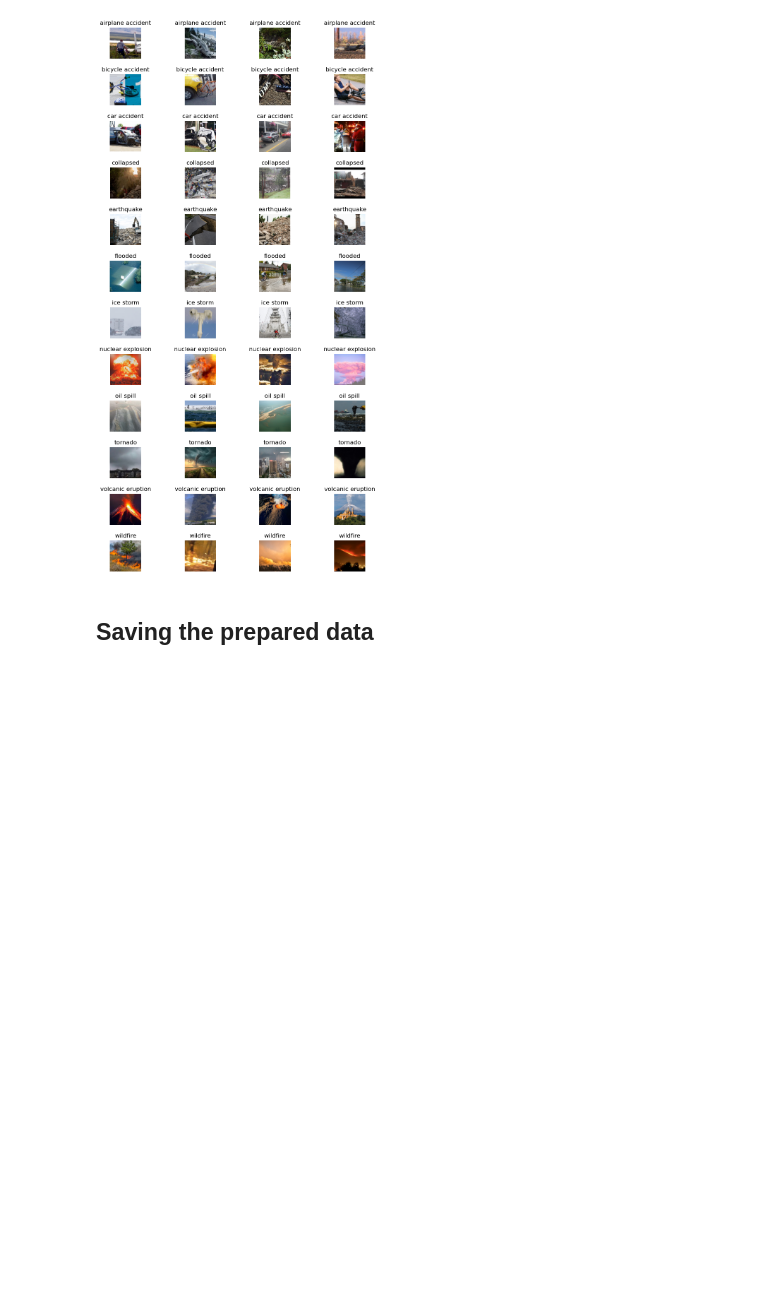
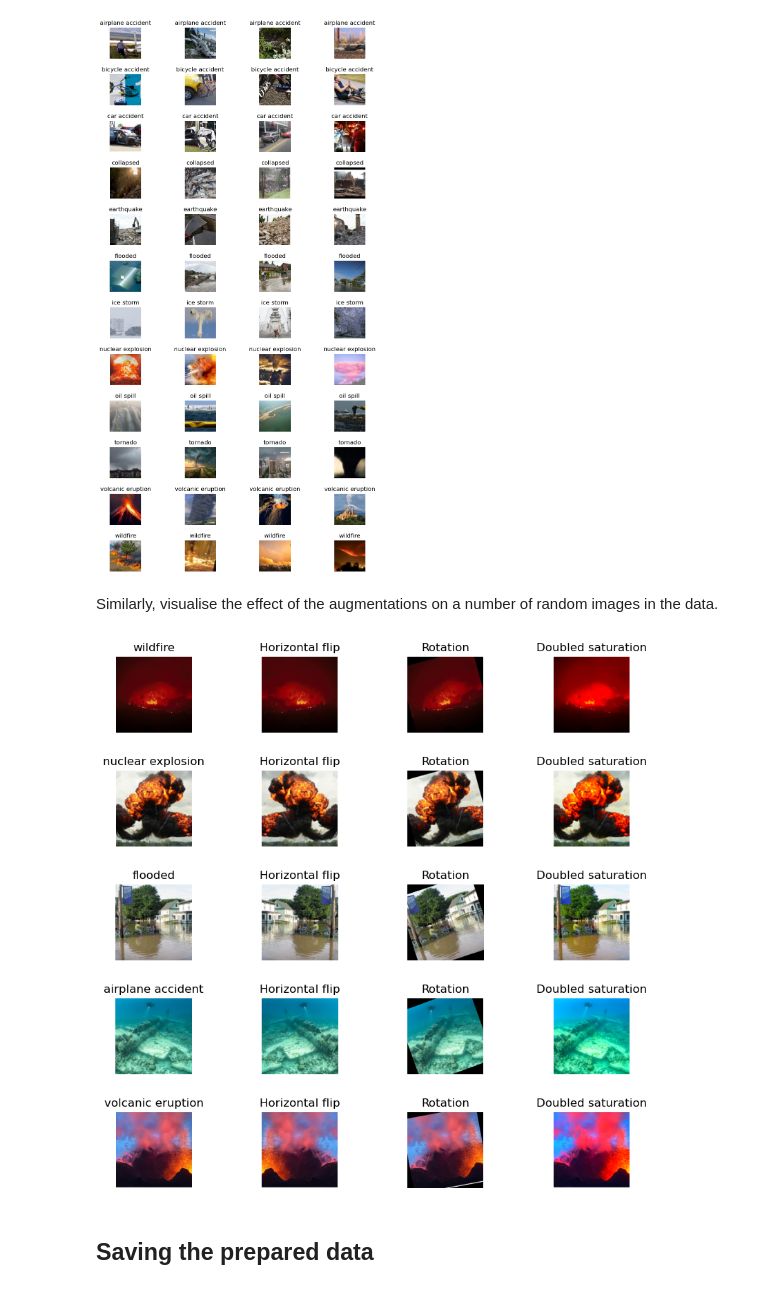
Before and after one commit to gilians/2022-1B-DS-CIRI-Project, a Jupyter notebook: CIRI data preparation.ipynb, the cells around one changed output. Cells and saved outputs as stored; diff of their text form; code cells hidden in the pictures; blank space fills up the shorter version.

```diff
--- a/CIRI data preparation.ipynb
+++ b/CIRI data preparation.ipynb
@@ -544,6 +565,64 @@ for target_class in range(0, number_of_classes):
         ax.set_title(data.classes[target_class])
 # %% [output]
 [figure]
+# %% [markdown]
+Similarly, visualise the effect of the augmentations on a number of random images in the data.
+# %%
+number_of_augmentations_per_img = 3
+
+# Create plots with sufficient size and spacing
+fig, axs = plt.subplots(5,
+                        number_of_augmentations_per_img+1,
+                        figsize=(10, 10))
+plt.subplots_adjust(hspace=.5, wspace=.5)
+
+
+# Randomly sample one image to undergo augmentation
+sampled_image_index = rng.choice(
+    a=np.arange(0,len(targets)),
+    size=5,
+    replace=False
+)
+
+horizontalFlip_transform = transforms.Compose([transforms.RandomHorizontalFlip(1)])
+rotation_transform = transforms.Compose([transforms.RandomRotation((10, 20))])
+
+for i in range(0, 5):
+    # Display the images with the proper title
+    ax = axs[i, 0]
+    ax.imshow(
+        # Clamp to prevent values just outside the [0,1] range (as a result of inverse normalisation)
+        torch.clamp(inverse_normalize(data[sampled_image_index[i]][0]).permute(1,2,0), 0, 1),
+        vmin=0,
+        vmax=1)
+    ax.axis("off")
+    ax.set_title(data.classes[data[sampled_image_index[i]][1]])
+    ax = axs[i, 1]
+    ax.imshow(
+        # Clamp to prevent values just outside the [0,1] range (as a result of inverse normalisation)
+        torch.clamp(horizontalFlip_transform(inverse_normalize(data[sampled_image_index[i]][0])).permute(1,2,0), 0, 1),
+        vmin=0,
+        vmax=1)
+    ax.axis("off")
+    ax.set_title("Horizontal flip")
+    ax = axs[i, 2]
+    ax.imshow(
+        # Clamp to prevent values just outside the [0,1] range (as a result of inverse normalisation)
+        torch.clamp(rotation_transform(inverse_normalize(data[sampled_image_index[i]][0])).permute(1,2,0), 0, 1),
+        vmin=0,
+        vmax=1)
+    ax.axis("off")
+    ax.set_title("Rotation")
+    ax = axs[i, 3]
+    ax.imshow(
+        # Clamp to prevent values just outside the [0,1] range (as a result of inverse normalisation)
+        torch.clamp(transforms.functional.adjust_saturation(inverse_normalize(data[sampled_image_index[i]][0]), 2).permute(1,2,0), 0, 1),
+        vmin=0,
+        vmax=1)
+    ax.axis("off")
+    ax.set_title("Doubled saturation")
+# %% [output]
+[figure, added]
 # %% [markdown]
 ## Saving the prepared data
 # %% [markdown]
```
Also changed, not shown: parts of 2 cells of this notebook.
